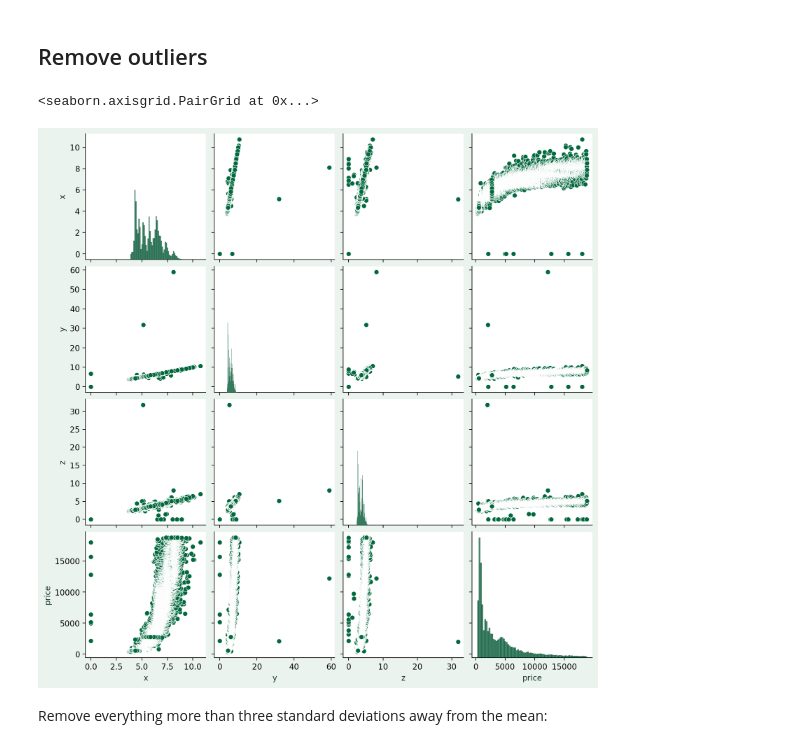
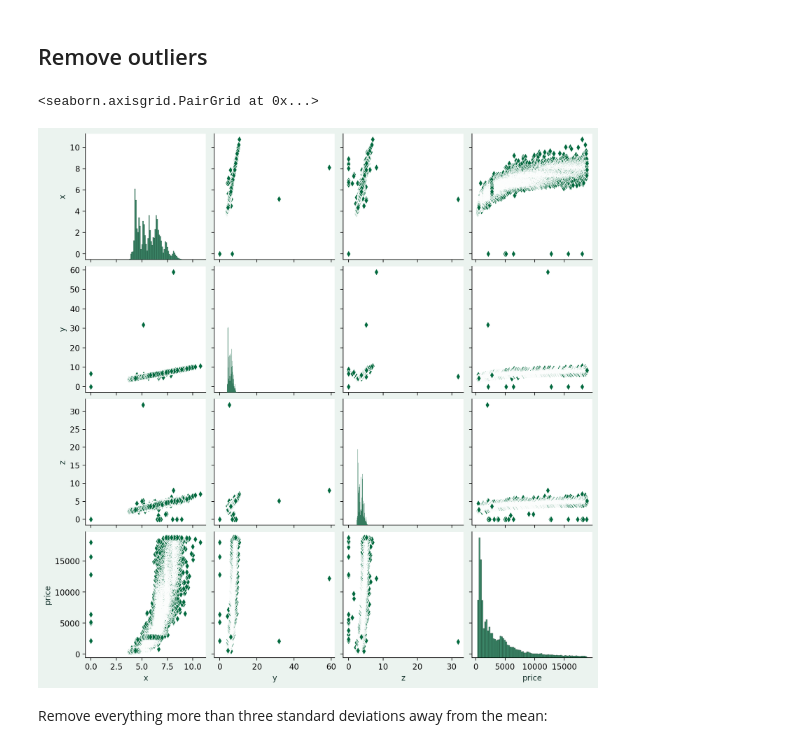
Before and after one commit to Dartmouth-Libraries/gentle-intro-to-regression, a Jupyter notebook: notebooks/case_study.ipynb, the cells around one changed output. Cells and saved outputs as stored; diff of their text form; code cells hidden in the pictures.

```diff
--- a/notebooks/case_study.ipynb
+++ b/notebooks/case_study.ipynb
@@ -82,10 +82,10 @@ We use 48546 observations for training and 5394 observations for testing.
 # %% [markdown]
 ## Remove outliers
 # %%
-sns.pairplot(diamonds[['x', 'y', 'z', 'price']])
+sns.pairplot(diamonds[['x', 'y', 'z', 'price']], plot_kws={'marker': 'd'})
 # %% [output]
 <seaborn.axisgrid.PairGrid at 0x...>
-[figure, old version]
+[figure, new version]
 # %% [markdown]
 Remove everything more than three standard deviations away from the mean:
 # %%
```
Also changed, not shown: parts of 6 cells of this notebook.
